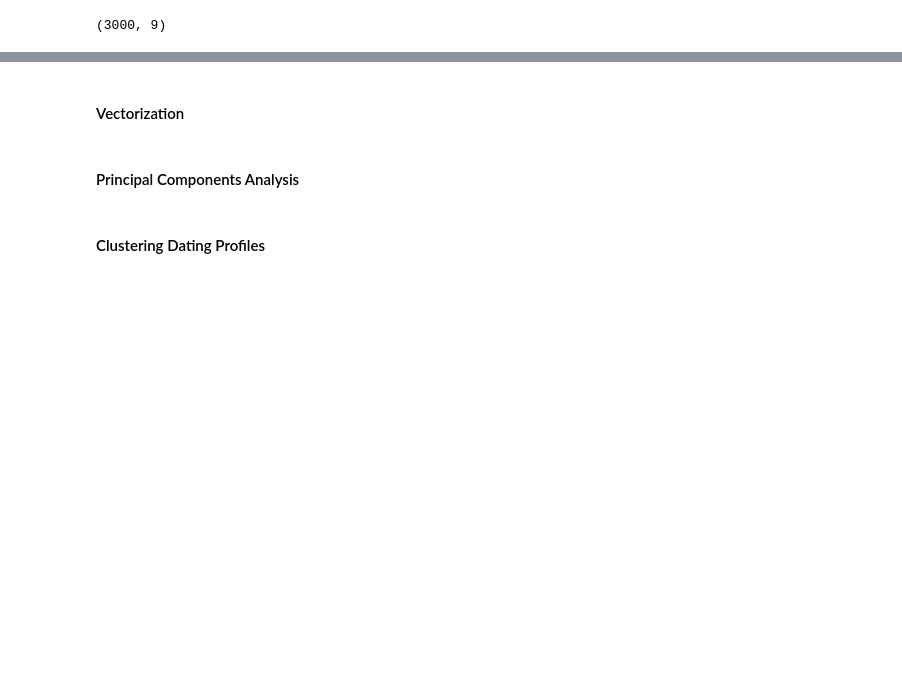
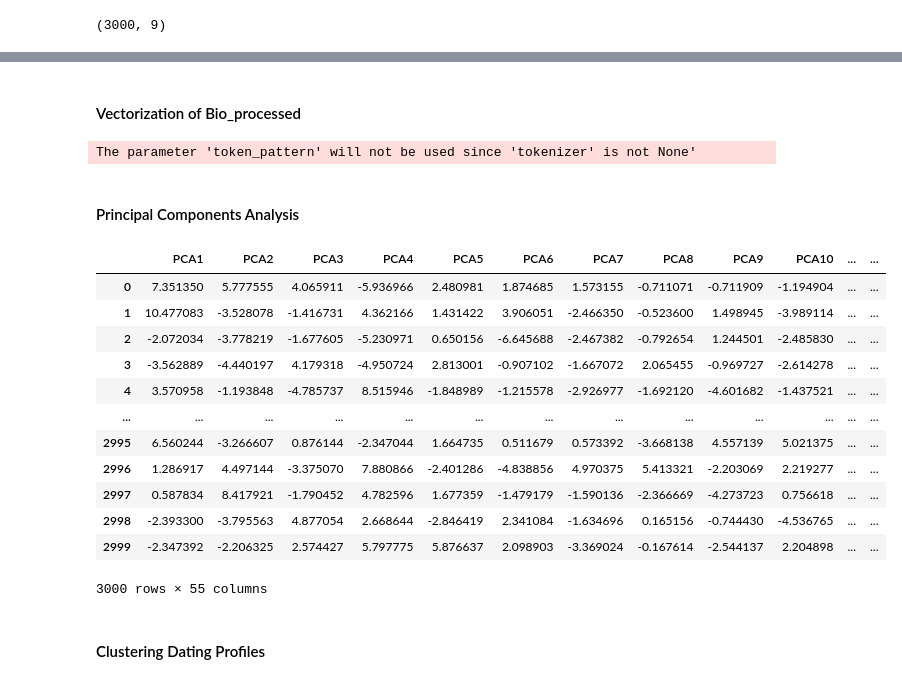
Before and after one commit to KhopSun/DatingApp_MatchMaking, a Jupyter notebook: Workspace.ipynb, the cells around one changed output, grey strips where cells are left out. Drawn from its saved outputs; the diff is of its cells as text; code cells hidden in the pictures; blank space fills up the shorter version.

```diff
--- a/Workspace.ipynb
+++ b/Workspace.ipynb
@@ -1001,6 +1026,62 @@ df_profiles_withNew['Values'] = df_profiles_withNew['Values'].apply(lambda x: x.
 # %% [markdown]
-#### Vectorization
+#### Vectorization of Bio_processed
+# %%
+# (NOT NEEDED IF DID NOT LOAD FROM CSV) Convert the 'Bio_processed' column from string list format to actual list of words for vectorization
+# df_profiles_withNew['Bio_processed'] = df_profiles_withNew['Bio_processed'].apply(eval)
+
+# Apply CountVectorizer to the 'Bio_processed' column
+vectorizer = CountVectorizer(tokenizer=lambda x: x, lowercase=False)  # use tokenizer that doesn't alter the list
+bio_matrix = vectorizer.fit_transform(df_profiles_withNew['Bio_processed'])
+
+# Convert the result into a DataFrame with the words as columns
+df_bio_vectorized = pd.DataFrame(bio_matrix.toarray(), columns=vectorizer.get_feature_names_out(), index=df_profiles_withNew.index)
+
+df_profiles_withNew = pd.concat([df_profiles_withNew, df_bio_vectorized], axis=1)
+# %% [output]
+The parameter 'token_pattern' will not be used since 'tokenizer' is not None'
 # %% [markdown]
 #### Principal Components Analysis
+# %%
+# Standardize the data before applying PCA
+scaler = StandardScaler()
+df_scaled = scaler.fit_transform(df_profiles_withNew.drop(columns=['BirthDate', 'Gender', 'PreferredGender', 'LookingFor', 'Faculty', 'PersonalTraits', 'Interests', 'Values', 'Bio', 'Bio_processed']))
+
+pca_plot = PCA()
+pca_plot.fit(df_scaled)
+
+# Get the explained variance ratio for each component
+explained_variance_ratio = pca_plot.explained_variance_ratio_
+
+# Create a cumulative sum of the explained variance ratio
+cumulative_variance = explained_variance_ratio.cumsum()
+
+# Finding the exact number of features that explain at least 99% of the variance in the dataset
+nOver99 = len(cumulative_variance[cumulative_variance>=.99])
+nToReach99 = df_profiles_withNew.shape[1] - nOver99
+
+# Perform PCA to reduce to the number of components determined earlier
+pca = PCA(n_components=nToReach99)
+
+# Fitting and transforming the dataset to the stated number of features
+pca_result = pca.fit_transform(df_scaled)
+
+# Convert the PCA result into a DataFrame with the reduced components
+df_pca = pd.DataFrame(pca_result, columns=[f'PCA{i+1}' for i in range(nToReach99)])
+# %%
+df_pca
+# %% [output]
+|  | PCA1 | PCA2 | PCA3 | PCA4 | PCA5 | PCA6 | PCA7 | PCA8 | PCA9 | PCA10 | ... | ... |
+| 0 | 7.351350 | 5.777555 | 4.065911 | -5.936966 | 2.480981 | 1.874685 | 1.573155 | -0.711071 | -0.711909 | -1.194904 | ... | ... |
+| 1 | 10.477083 | -3.528078 | -1.416731 | 4.362166 | 1.431422 | 3.906051 | -2.466350 | -0.523600 | 1.498945 | -3.989114 | ... | ... |
+| 2 | -2.072034 | -3.778219 | -1.677605 | -5.230971 | 0.650156 | -6.645688 | -2.467382 | -0.792654 | 1.244501 | -2.485830 | ... | ... |
+| 3 | -3.562889 | -4.440197 | 4.179318 | -4.950724 | 2.813001 | -0.907102 | -1.667072 | 2.065455 | -0.969727 | -2.614278 | ... | ... |
+| 4 | 3.570958 | -1.193848 | -4.785737 | 8.515946 | -1.848989 | -1.215578 | -2.926977 | -1.692120 | -4.601682 | -1.437521 | ... | ... |
+| ... | ... | ... | ... | ... | ... | ... | ... | ... | ... | ... | ... | ... |
+| 2995 | 6.560244 | -3.266607 | 0.876144 | -2.347044 | 1.664735 | 0.511679 | 0.573392 | -3.668138 | 4.557139 | 5.021375 | ... | ... |
+| 2996 | 1.286917 | 4.497144 | -3.375070 | 7.880866 | -2.401286 | -4.838856 | 4.970375 | 5.413321 | -2.203069 | 2.219277 | ... | ... |
+| 2997 | 0.587834 | 8.417921 | -1.790452 | 4.782596 | 1.677359 | -1.479179 | -1.590136 | -2.366669 | -4.273723 | 0.756618 | ... | ... |
+| 2998 | -2.393300 | -3.795563 | 4.877054 | 2.668644 | -2.846419 | 2.341084 | -1.634696 | 0.165156 | -0.744430 | -4.536765 | ... | ... |
+| 2999 | -2.347392 | -2.206325 | 2.574427 | 5.797775 | 5.876637 | 2.098903 | -3.369024 | -0.167614 | -2.544137 | 2.204898 | ... | ... |
+3000 rows × 55 columns
 # %% [markdown]
 #### Clustering Dating Profiles
```
Also changed, not shown: parts of 18 cells of this notebook.
